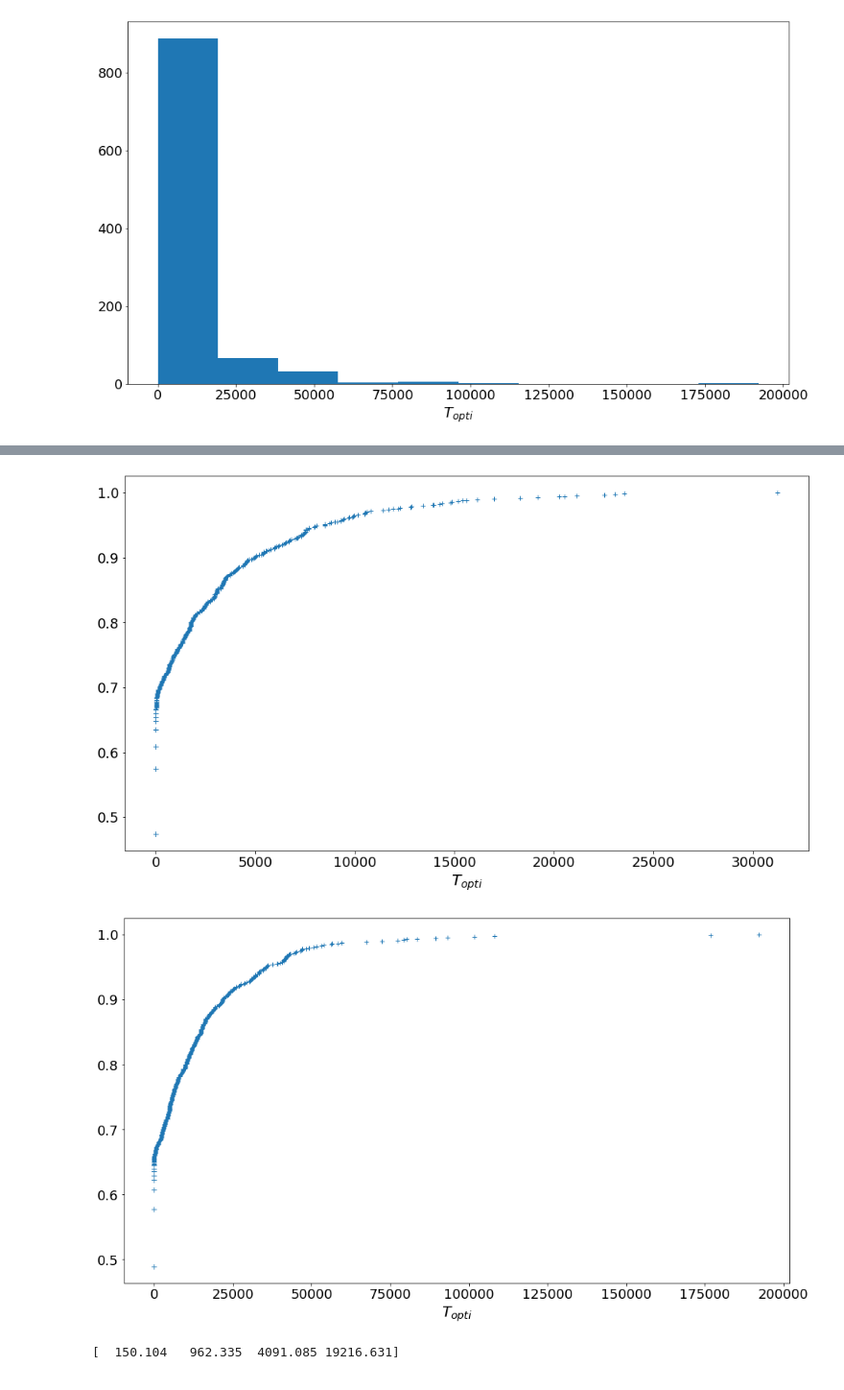
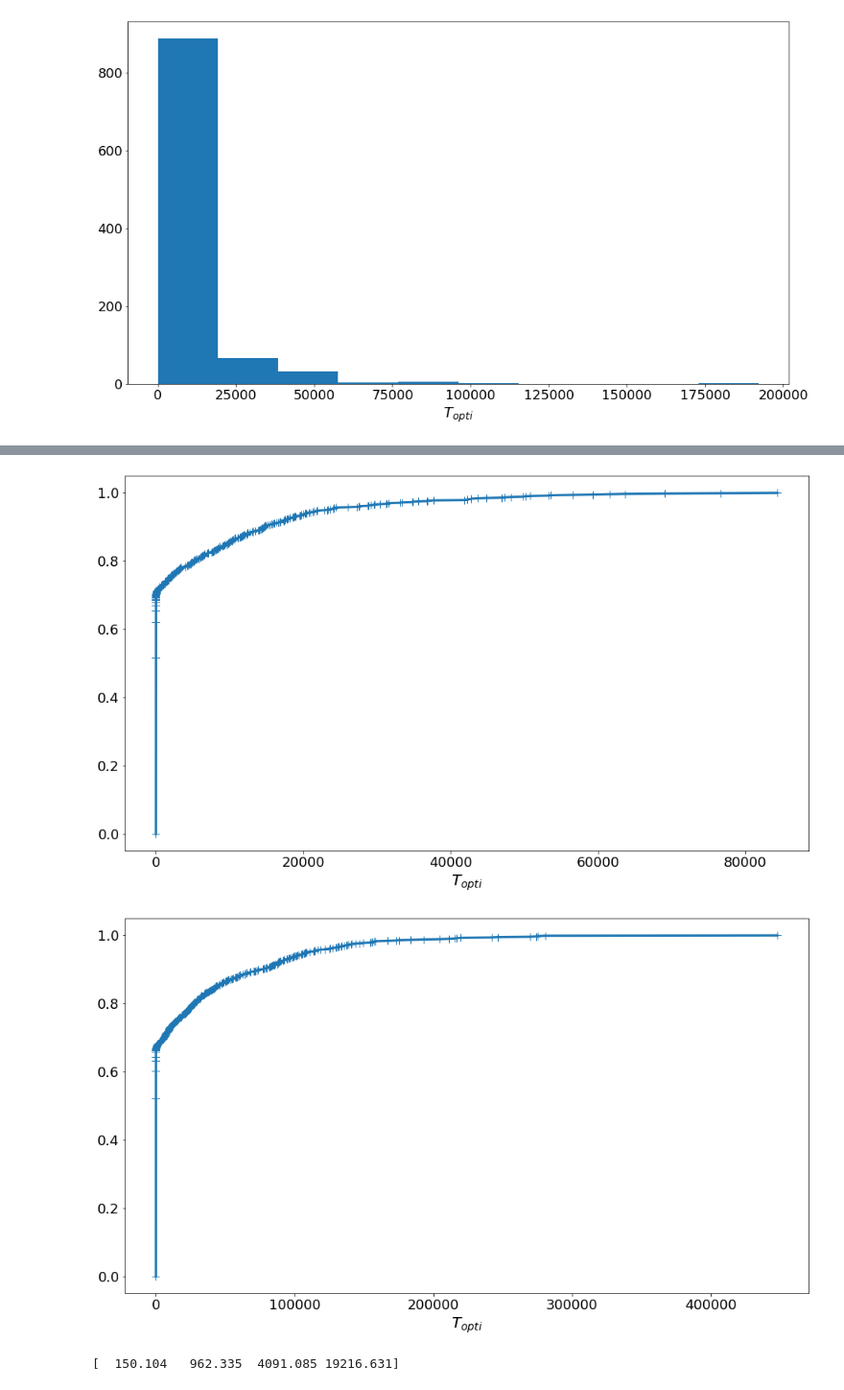
Before and after one commit to RaymZhang/TS_Combinatorial_Semi_Bandits_Curse, a Jupyter notebook: CTS_bipartite_graph.ipynb, the cells around one changed output, grey strips where cells are left out. Shown at 96% size. Saved outputs shown, nothing was run; the diff lists cells and outputs as text; code cells hidden in the pictures.

Commit message:
graph update

```diff
--- a/CTS_bipartite_graph.ipynb
+++ b/CTS_bipartite_graph.ipynb
@@ -888,17 +888,18 @@ for i,d in enumerate(ds):
 [figure]
 [figure]
 # %%
-distrib_first_optimal = np.load("Distribution_b07_d30_60_10.npy")
-b = 0.7
-ds = range(30,61,10)
+distrib_first_optimal = np.load("Distribution_b09_d8_14_2.npy")
+b = 0.9
+ds = range(8,15,2)
 for i,d in enumerate(ds):
     plt.figure(i,figsize = (16,9))
     plt.clf()
     cdf = ECDF(distrib_first_optimal[i])
-    plt.plot(np.sort(distrib_first_optimal[i]),cdf(np.sort(distrib_first_optimal[i])),"+",linewidth=5)
-    #plt.title("Distribution of first optimal play  for b = {:.1f} and d = {:d} ".format(b,d),fontsize=20)
+    plt.plot([0]+list(np.sort(distrib_first_optimal[i])),[0]+list(cdf(np.sort(distrib_first_optimal[i]))),"+-",linewidth=3,markersize=10)
+#     plt.title("Distribution of first optimal play  for b = {:.1f} and d = {:d} ".format(b,d),fontsize=20)
     plt.xlabel(r'$T_{opti}$', fontsize=20)
     plt.tick_params(axis='x', labelsize=18)
     plt.tick_params(axis='y', labelsize=18)
-    #plt.savefig('ECDFb{:.1f}m{:d}.pdf'.format(b,int(d/2)))
+
+    plt.savefig('ECDFb{:.1f}m{:d}.pdf'.format(b,int(d/2)))
 # %% [output]
@@ -907,5 +908,5 @@ for i,d in enumerate(ds):
-[figure, old version]
+[figure, new version]
-[figure, old version]
+[figure, new version]
 # %%
 # Average_time07_30_60_10 = np.mean(distrib_first_optimal, axis =1)
 # np.save('Average_time07_30_60_10', Average_time07_30_60_10)
```
Also changed, not shown: parts of 3 cells of this notebook, 12 other files.
